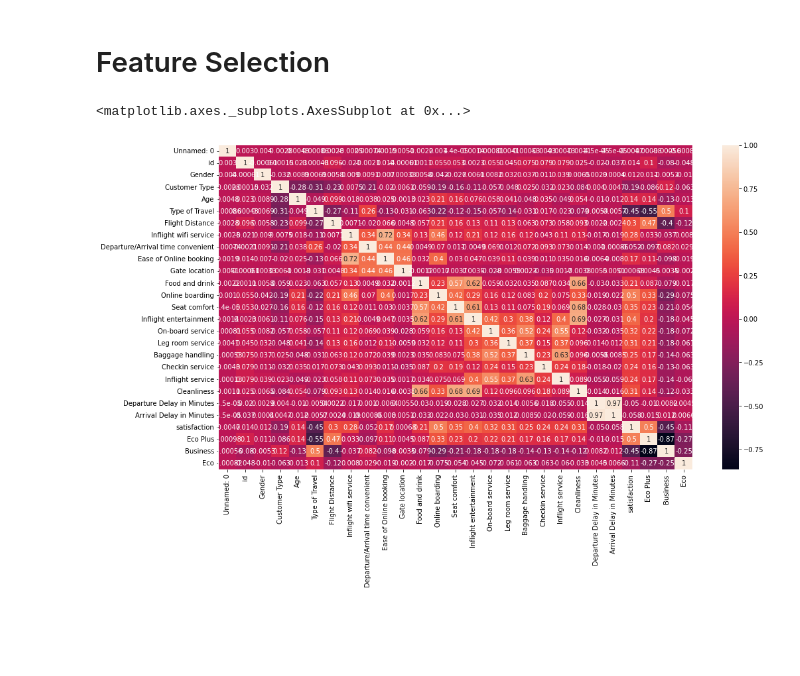
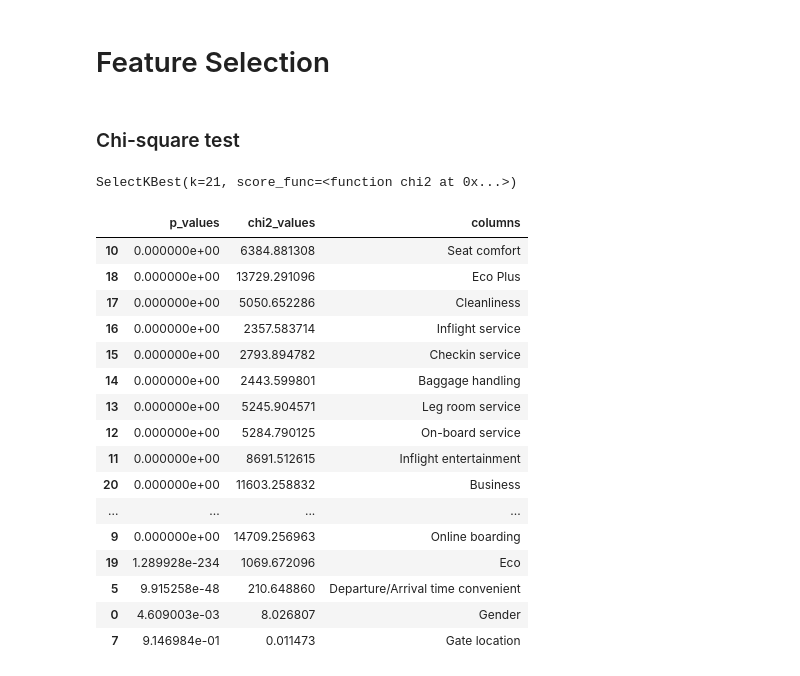
Before and after one commit to qnhhoa/DSS, a Jupyter notebook: Passenger_Satisfaction.ipynb, the cells around one changed output. Drawn from its saved outputs; the diff is of its cells as text; code cells hidden in the pictures; blank space fills up the shorter version.

```diff
--- a/Passenger_Satisfaction.ipynb
+++ b/Passenger_Satisfaction.ipynb
@@ -272,10 +275,5 @@ df_cp.head(10)
 10 rows × 28 columns
 # %% [markdown]
 # Feature Selection
-# %%
-# Xem mối tương quan dữ liệu
-plt.figure(figsize=(16,9))
-sns.heatmap(df_cp.corr(method='pearson'),annot=True)
-# %% [output]
-<matplotlib.axes._subplots.AxesSubplot at 0x...>
-[figure, removed]
+# %% [markdown]
+### Chi-square test
@@ -281,0 +282,34 @@ sns.heatmap(df_cp.corr(method='pearson'),annot=True)
+# %%
+categorical_features = df_cp[["Gender", "Customer Type",	"Age",	"Type of Travel",	"Inflight wifi service",	"Departure/Arrival time convenient",	"Ease of Online booking",
+                              "Gate location", "Food and drink", "Online boarding", "Seat comfort", "Inflight entertainment", "On-board service", "Leg room service",
+                              "Baggage handling", "Checkin service", "Inflight service", "Cleanliness", "Eco Plus", "Eco", "Business"]]
+# %%
+best_features = SelectKBest(chi2, k=21)
+best_features.fit(categorical_features, df_cp["satisfaction"])
+# %% [output]
+SelectKBest(k=21, score_func=<function chi2 at 0x...>)
+# %%
+df_score = pd.DataFrame(best_features.pvalues_,columns=['p_values'])
+df_score['chi2_values'] = best_features.scores_
+df_score['columns'] = ["Gender", "Customer Type",	"Age",	"Type of Travel",	"Inflight wifi service",	"Departure/Arrival time convenient",	"Ease of Online booking",
+                              "Gate location", "Food and drink", "Online boarding", "Seat comfort", "Inflight entertainment", "On-board service", "Leg room service",
+                              "Baggage handling", "Checkin service", "Inflight service", "Cleanliness", "Eco Plus", "Eco", "Business"]
+df_score.sort_values(by='p_values')
+# %% [output]
+|  | p_values | chi2_values | columns |
+| 10 | 0.000000e+00 | 6384.881308 | Seat comfort |
+| 18 | 0.000000e+00 | 13729.291096 | Eco Plus |
+| 17 | 0.000000e+00 | 5050.652286 | Cleanliness |
+| 16 | 0.000000e+00 | 2357.583714 | Inflight service |
+| 15 | 0.000000e+00 | 2793.894782 | Checkin service |
+| 14 | 0.000000e+00 | 2443.599801 | Baggage handling |
+| 13 | 0.000000e+00 | 5245.904571 | Leg room service |
+| 12 | 0.000000e+00 | 5284.790125 | On-board service |
+| 11 | 0.000000e+00 | 8691.512615 | Inflight entertainment |
+| 20 | 0.000000e+00 | 11603.258832 | Business |
+| ... | ... | ... | ... |
+| 9 | 0.000000e+00 | 14709.256963 | Online boarding |
+| 19 | 1.289928e-234 | 1069.672096 | Eco |
+| 5 | 9.915258e-48 | 210.648860 | Departure/Arrival time convenient |
+| 0 | 4.609003e-03 | 8.026807 | Gender |
+| 7 | 9.146984e-01 | 0.011473 | Gate location |
```
Also changed, not shown: parts of 23 cells of this notebook.
